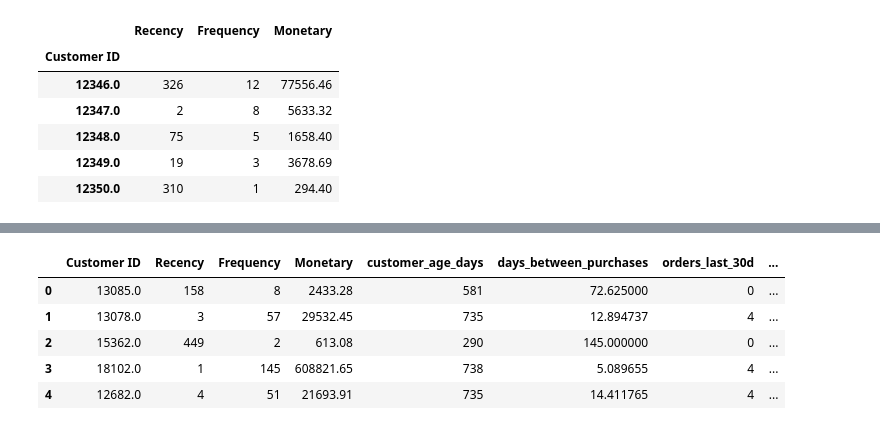
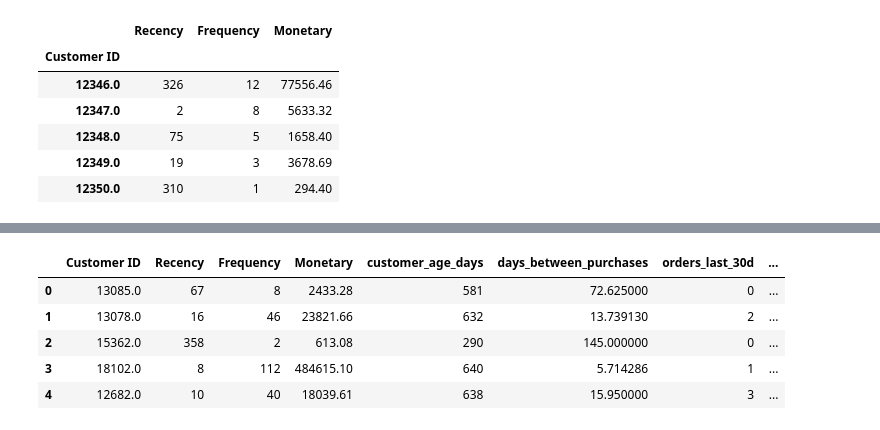
Before and after one commit to rishabhsingh7822/customer-retention-pro, a Jupyter notebook: notebooks/01_churn_analysis.ipynb, the cells around one changed output, grey strips where cells are left out. Saved outputs shown, nothing was run; the diff lists cells and outputs as text; code cells hidden in the pictures.

```diff
--- a/notebooks/01_churn_analysis.ipynb
+++ b/notebooks/01_churn_analysis.ipynb
@@ -93,39 +93,45 @@ Customer Count: 5862
 # ============================================
 print("Starting Advanced Feature Engineering...")
 
-# Step 1: Add time-based columns to main df
-print("1/4: Calculating temporal patterns...")
-df['hour'] = df['InvoiceDate'].dt.hour
-df['day_of_week'] = df['InvoiceDate'].dt.dayofweek
-df['is_weekend'] = (df['day_of_week'] >= 5).astype(int)
+# CRITICAL: Split data FIRST before building features
+# Features must ONLY use data before cutoff date
+cutoff_date = df['InvoiceDate'].max() - pd.DateOffset(days=90)
+train_df = df[df['InvoiceDate'] < cutoff_date]
+test_period_df = df[df['InvoiceDate'] >= cutoff_date]
 
-# Step 2: Calculate features PER CUSTOMER
+print(f" Cutoff Date: {cutoff_date}")
+print(f"   Training period rows: {len(train_df)}")
+print(f"   Test period rows:     {len(test_period_df)}")
+
+# Snapshot date is NOW the cutoff (not df max!)
+snapshot_date = cutoff_date
+
+# Step 1: Add time-based columns to TRAINING DATA ONLY
+print("\n1/4: Calculating temporal patterns...")
+train_df = train_df.copy()
+train_df['hour']        = train_df['InvoiceDate'].dt.hour
+train_df['day_of_week'] = train_df['InvoiceDate'].dt.dayofweek
+train_df['is_weekend']  = (train_df['day_of_week'] >= 5).astype(int)
+
+# Step 2: Calculate features PER CUSTOMER using TRAINING DATA ONLY
 print("2/4: Engineering behavioral features...")
-
-# Get snapshot date
-snapshot_date = df['InvoiceDate'].max() + pd.DateOffset(days=1)
-
-# Create feature dictionary for each customer
 customer_features_list = []
 
-for customer_id in df['Customer ID'].unique():
-    customer_data = df[df['Customer ID'] == customer_id].copy()
-
-    # Sort by date
+for customer_id in train_df['Customer ID'].unique():
+    customer_data = train_df[train_df['Customer ID'] == customer_id].copy()
     customer_data = customer_data.sort_values('InvoiceDate')
 
-    # Calculate all features
     features = {
         'Customer ID': customer_id,
 
         # RFM
-        'Recency': (snapshot_date - customer_data['InvoiceDate'].max()).days,
+        'Recency':   (snapshot_date - customer_data['InvoiceDate'].max()).days,
         'Frequency': customer_data['Invoice'].nunique(),
-        'Monetary': customer_data['TotalSales'].sum(),
+        'Monetary':  customer_data['TotalSales'].sum(),
 
         # Time-based
-        'customer_age_days': (customer_data['InvoiceDate'].max() - customer_data['InvoiceDate'].min()).days,
-        'days_between_purchases': (customer_data['InvoiceDate'].max() - customer_data['InvoiceDate'].min()).days / customer_data['Invoice'].nunique() if customer_data['Invoice'].nunique() > 1 else 0,
+        'customer_age_days':       (customer_data['InvoiceDate'].max() - customer_data['InvoiceDate'].min()).days,
+        'days_between_purchases':  (customer_data['InvoiceDate'].max() - customer_data['InvoiceDate'].min()).days / customer_data['Invoice'].nunique() if customer_data['Invoice'].nunique() > 1 else 0,
 
         # Recent activity
         'orders_last_30d': customer_data[customer_data['InvoiceDate'] > (snapshot_date - pd.Timedelta(days=30))]['Invoice'].nunique(),
@@ -138,38 +144,53 @@ for customer_id in df['Customer ID'].unique():
         'std_order_value': customer_data.groupby('Invoice')['TotalSales'].sum().std(),
 
         # Product diversity
-        'product_diversity': customer_data['StockCode'].nunique(),
+        'product_diversity':    customer_data['StockCode'].nunique(),
         'repeat_purchase_rate': 1 - (customer_data['StockCode'].nunique() / len(customer_data)),
 
         # Basket metrics
-        'avg_basket_size': customer_data.groupby('Invoice')['Quantity'].sum().mean(),
+        'avg_basket_size':    customer_data.groupby('Invoice')['Quantity'].sum().mean(),
         'total_items_bought': customer_data['Quantity'].sum(),
 
         # Shopping patterns
         'is_weekend': customer_data['is_weekend'].mean(),
-        'hour': customer_data['hour'].mode()[0] if len(customer_data['hour'].mode()) > 0 else 12,
+        'hour':       customer_data['hour'].mode()[0] if len(customer_data['hour'].mode()) > 0 else 12,
 
         # Spending trend
-        'spending_increasing': 1 if len(customer_data) >= 4 and customer_data.iloc[len(customer_data)//2:]['TotalSales'].mean() > customer_data.iloc[:len(customer_data)//2]['TotalSales'].mean() else 0
+        'spending_increasing': 1 if len(customer_data) >= 4 and
+            customer_data.iloc[len(customer_data)//2:]['TotalSales'].mean() >
+            customer_data.iloc[:len(customer_data)//2]['TotalSales'].mean() else 0
     }
 
     customer_features_list.append(features)
 
-# Convert to DataFrame
+# Step 3: Create DataFrame
 print("3/4: Creating DataFrame...")
 rfm_enhanced = pd.DataFrame(customer_features_list)
 
-# Fill NaN values
+# Step 4: Clean
 print("4/4: Cleaning features...")
 rfm_enhanced = rfm_enhanced.fillna(0)
 
+# Step 5: Create Churn Labels using TEST PERIOD
+print("\n Creating Churn Labels...")
+targets_list = []
+for customer_id in train_df['Customer ID'].unique():
+    bought_after = customer_id in test_period_df['Customer ID'].values
+    targets_list.append({
+        'Customer ID': customer_id,
+        'Churn': 0 if bought_after else 1  # 1 = Churned, 0 = Retained
+    })
+
+targets = pd.DataFrame(targets_list)
+
 # Verify
-print(f"\nFeature Engineering Complete!")
-print(f"Total Features: {len(rfm_enhanced.columns) - 1}")  # -1 for Customer ID
-print(f"Customer Count: {len(rfm_enhanced)}")
-print(f"\nColumn Names:")
-print(rfm_enhanced.columns.tolist())
-print("\nPreview:")
+print(f"\n Feature Engineering Complete!")
+print(f"Total Features:  {len(rfm_enhanced.columns) - 1}")
+print(f"Total Customers: {len(rfm_enhanced)}")
+print(f"\n Churn Labels Created!")
+print(f"Total Customers: {len(targets)}")
+print(f"Churn Rate:      {targets['Churn'].mean():.1%}  ← Should be 30-70%")
+print(f"\n No Data Leakage! Features built from PAST only.")
 display(rfm_enhanced.head())
 # %% [output]
 Starting Advanced Feature Engineering...
@@ -189,7 +213,7 @@ Preview:
 |  | Customer ID | Recency | Frequency | Monetary | customer_age_days | days_between_purchases | orders_last_30d | ... |
-| 0 | 13085.0 | 158 | 8 | 2433.28 | 581 | 72.625000 | 0 | ... |
-| 1 | 13078.0 | 3 | 57 | 29532.45 | 735 | 12.894737 | 4 | ... |
-| 2 | 15362.0 | 449 | 2 | 613.08 | 290 | 145.000000 | 0 | ... |
-| 3 | 18102.0 | 1 | 145 | 608821.65 | 738 | 5.089655 | 4 | ... |
-| 4 | 12682.0 | 4 | 51 | 21693.91 | 735 | 14.411765 | 4 | ... |
+| 0 | 13085.0 | 67 | 8 | 2433.28 | 581 | 72.625000 | 0 | ... |
+| 1 | 13078.0 | 16 | 46 | 23821.66 | 632 | 13.739130 | 2 | ... |
+| 2 | 15362.0 | 358 | 2 | 613.08 | 290 | 145.000000 | 0 | ... |
+| 3 | 18102.0 | 8 | 112 | 484615.10 | 640 | 5.714286 | 1 | ... |
+| 4 | 12682.0 | 10 | 40 | 18039.61 | 638 | 15.950000 | 3 | ... |
 # %%
```
Also changed, not shown: parts of 12 cells of this notebook, 9 other files.
